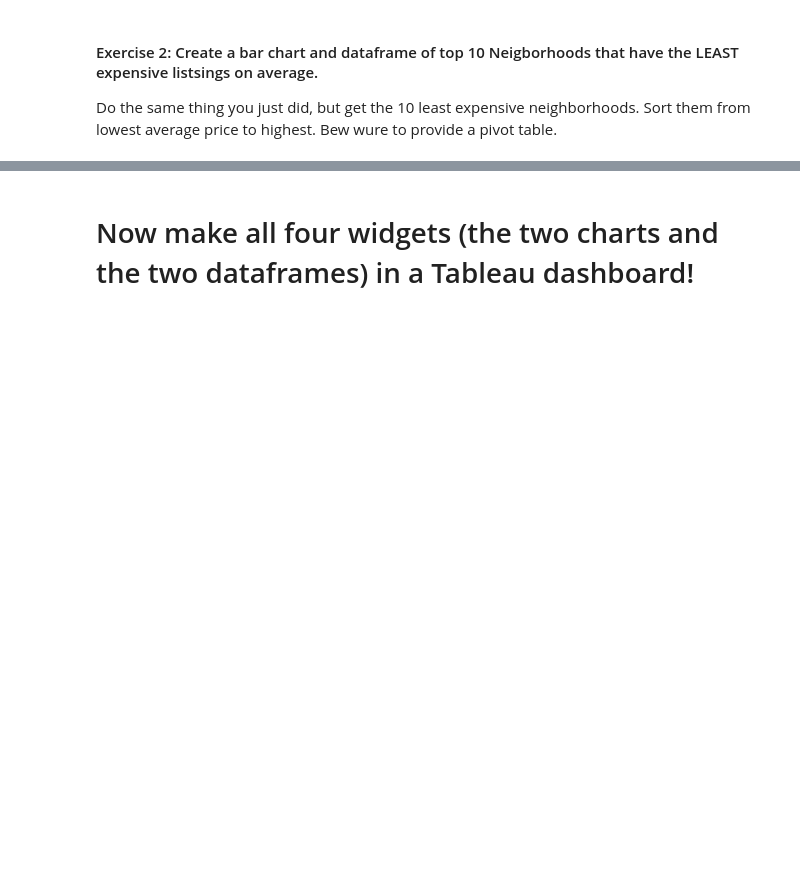
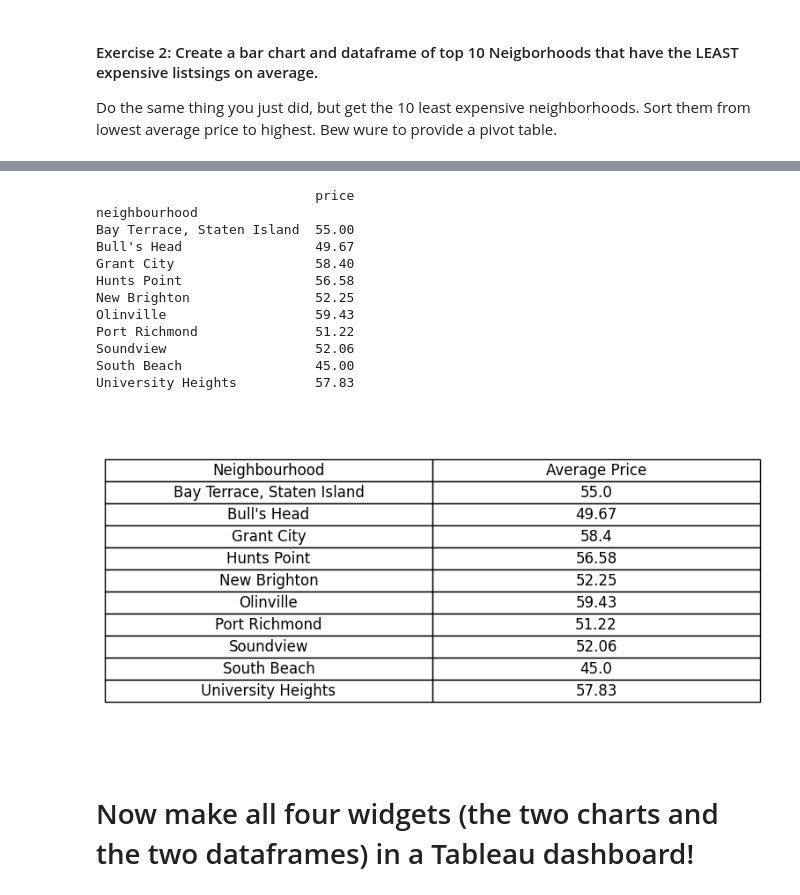
Before and after one commit to Mesa112/2024-DS-Tue, a Jupyter notebook: Week-03-Data_Analytics-Data_Viz-BI_tools/HW_wk3_EM.ipynb, the cells around one changed output, grey strips where cells are left out. Cells and saved outputs as stored; diff of their text form; code cells hidden in the pictures; blank space fills up the shorter version.

```diff
--- a/Week-03-Data_Analytics-Data_Viz-BI_tools/HW_wk3_EM.ipynb
+++ b/Week-03-Data_Analytics-Data_Viz-BI_tools/HW_wk3_EM.ipynb
@@ -109,4 +149,45 @@ Do the same thing you just did, but get the 10 least expensive neighborhoods.  S
 # %%
 # we also would like to have the corresponding pivot table of the lowest 10
+
+pivot_table = pd.pivot_table(bottom_10_neighborhoods, index='neighbourhood', values='price', aggfunc='mean')
+
+
+
+print(round(pivot_table,2))
+
+pivot_table = pd.pivot_table(bottom_10_neighborhoods, index='neighbourhood', values='price', aggfunc='mean').reset_index()
+pivot_table['price'] = pivot_table['price'].round(2)
+
+
+fig, ax = plt.subplots()
+
+ax.xaxis.set_visible(False)
+ax.yaxis.set_visible(False)
+ax.set_frame_on(False)
+
+table_data = pivot_table.values
+column_labels = ['Neighbourhood', 'Average Price']
+
+table = ax.table(cellText=table_data, colLabels=column_labels, loc='center', cellLoc='center')
+
+table.auto_set_font_size(False)
+table.set_fontsize(12)
+table.scale(1.5, 1.5)
+
+plt.show()
+# %% [output]
+                            price
+neighbourhood
+Bay Terrace, Staten Island  55.00
+Bull's Head                 49.67
+Grant City                  58.40
+Hunts Point                 56.58
+New Brighton                52.25
+Olinville                   59.43
+Port Richmond               51.22
+Soundview                   52.06
+South Beach                 45.00
+University Heights          57.83
+[figure, added]
 # %% [markdown]
 #  Now make all four widgets (the two charts and the two dataframes) in a Tableau dashboard!
```
Also changed, not shown: parts of 3 cells of this notebook.
